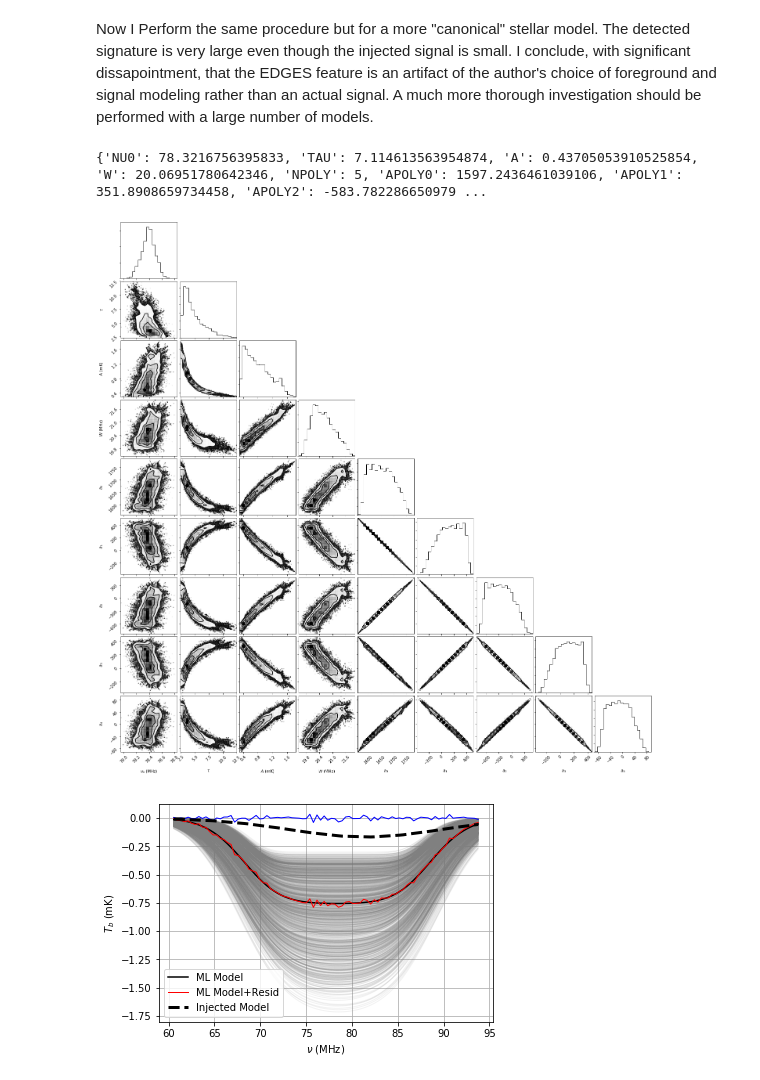
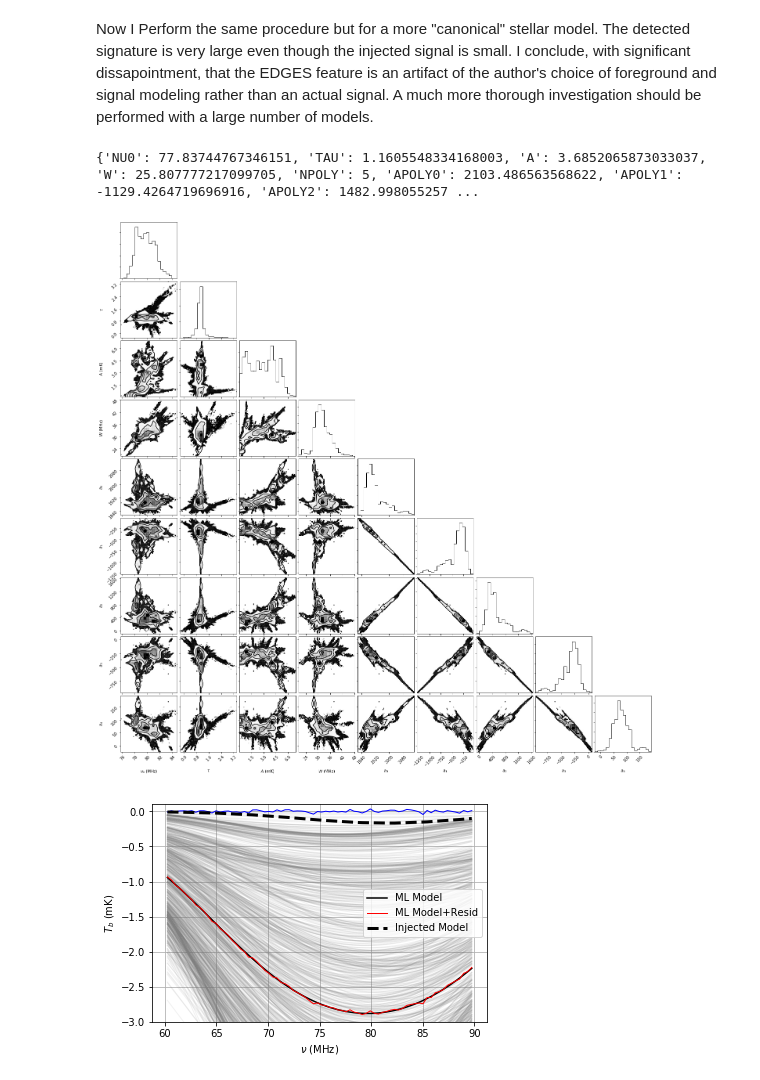
Before and after one commit to aewallwi/global_bh, a Jupyter notebook: examples/Analytic_MCMC_Injected_Signals.ipynb, the cells around one changed output. Saved outputs shown, nothing was run; the diff lists cells and outputs as text; code cells hidden in the pictures.

```diff
--- a/examples/Analytic_MCMC_Injected_Signals.ipynb
+++ b/examples/Analytic_MCMC_Injected_Signals.ipynb
@@ -84,39 +84,39 @@ plt.grid()
 Now I Perform the same procedure but for a more "canonical" stellar model. The detected signature is very large even though the injected signal is small. I conclude, with significant dissapointment, that the EDGES feature is an artifact of the author's choice of foreground and signal modeling rather than an actual signal. A much more thorough investigation should be performed with a large number of models.
 # %%
 CONFIG='../config/analytic_test_stellar_injection.yaml'
-sampler=GSBH_MCMC.Sampler(CONFIG,fmin=50.,fmax=100.)
+sampler=GSBH_MCMC.Sampler(CONFIG,fmin=60.,fmax=90.)
 sampler.sample()
 samples=sampler.sampler.chain[:, sampler.config['NBURN']:, :].reshape((-1, len(sampler.params_vary)))
 ml_samples=np.median(samples,axis=0)
 corner.corner(samples,
 labels=('$\\nu_0$ (MHz)','$\\tau$','$A$ (mK)','$W$ (MHz)','$a_0$','$a_1$','$a_2$','$a_3$','$a_4$'))
 plt.show()
 ndraws=1000
 for drawnum in range(ndraws):
     draw=np.random.randint(0,len(samples)-1)
     params={'NU0':samples[draw,0],'TAU':samples[draw,1],'A':samples[draw,2],'W':samples[draw,3]}
     plt.plot(sampler.freqs,GSBH_MCMC.delta_Tb_analytic(sampler.freqs,**params),color='grey',lw=1,alpha=.1)
 fgdict={}
 for n in range(sampler.params_all['NPOLY']):
     key='APOLY%d'%n
     fgdict[key]=ml_samples[n+4]
 fgdict['NPOLY']=sampler.params_all['NPOLY']
 l1=plt.plot(sampler.freqs,GSBH_MCMC.TbSky(ml_samples,sampler.freqs,
             sampler.params_all,sampler.params_vary,sampler.analytic)\
         -GSBH_MCMC.Tbfg(sampler.freqs,fgdict),color='k')[0]
 l2=plt.plot(sampler.freqs,GSBH_MCMC.TbSky(ml_samples,sampler.freqs,
             sampler.params_all,sampler.params_vary,sampler.analytic)\
         -GSBH_MCMC.Tbfg(sampler.freqs,fgdict)+sampler.dtb,color='r',lw=1)[0]
 l3=plt.plot(sampler.freqs,sampler.tb_meas-GSBH_MCMC.TbSky(ml_samples,sampler.freqs,
 sampler.params_all,[],sampler.analytic),color='blue',lw=1)[0]
 #l3=plt.plot(sampler.freqs,sampler.resid,color='blue',lw=1)[0]
 l4=plt.plot(sampler.freqs,sampler.data[:,-2],color='k',ls='--',lw=3)[0]
-#plt.ylim(-.6,.1)
+plt.ylim(-3.,.1)
 plt.xlabel('$\\nu$ (MHz)')
 plt.ylabel('$T_b$ (mK)')
 plt.legend((l1,l2,l4),('ML Model','ML Model+Resid','Injected Model'))
 plt.grid()
 # %% [output]
-{'NU0': 78.3216756395833, 'TAU': 7.114613563954874, 'A': 0.43705053910525854, 'W': 20.06951780642346, 'NPOLY': 5, 'APOLY0': 1597.2436461039106, 'APOLY1': 351.8908659734458, 'APOLY2': -583.782286650979 ...
+{'NU0': 77.83744767346151, 'TAU': 1.1605548334168003, 'A': 3.6852065873033037, 'W': 25.807777217099705, 'NPOLY': 5, 'APOLY0': 2103.486563568622, 'APOLY1': -1129.4264719696916, 'APOLY2': 1482.998055257 ...
-[figure, old version]
+[figure, new version]
-[figure, old version]
+[figure, new version]
```
Also changed, not shown: parts of 4 cells of this notebook, 7 other files.
